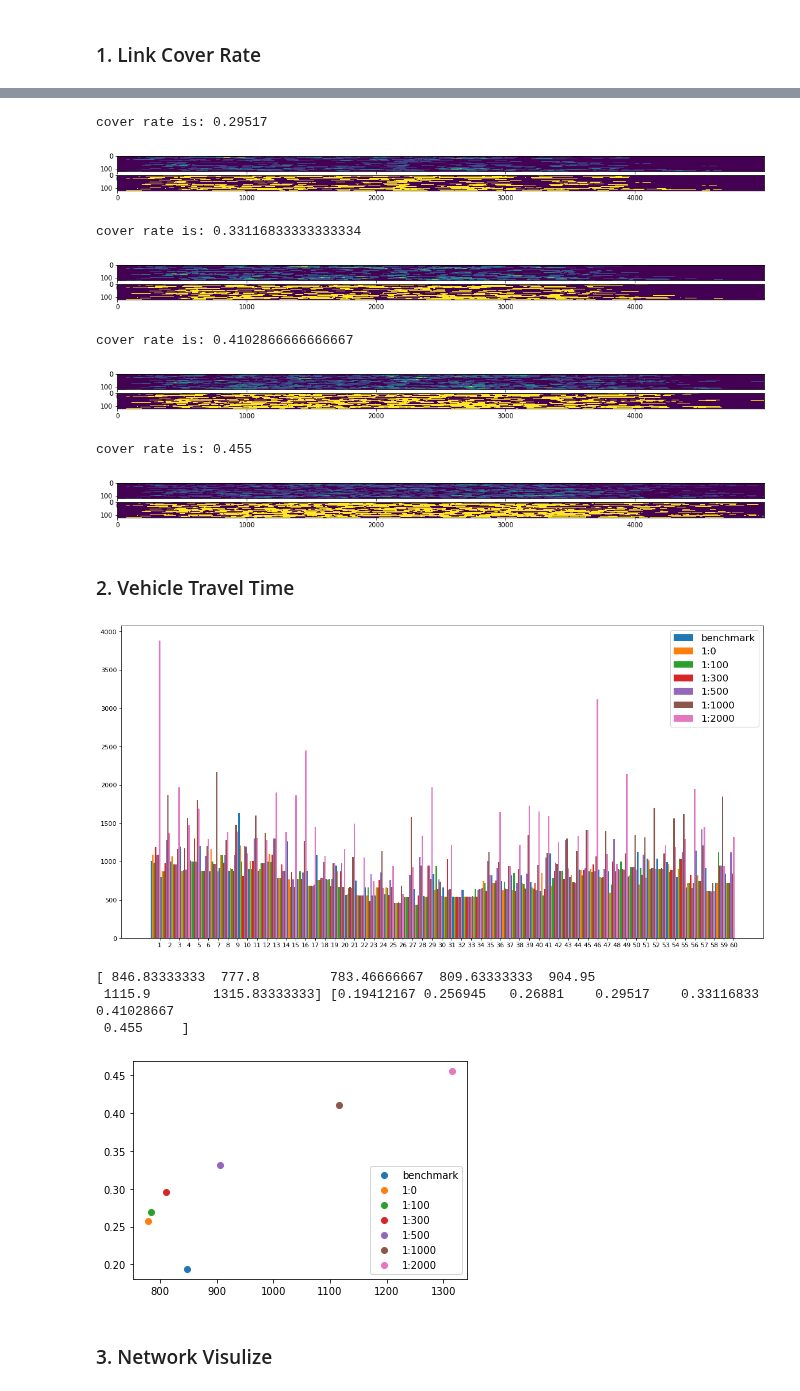
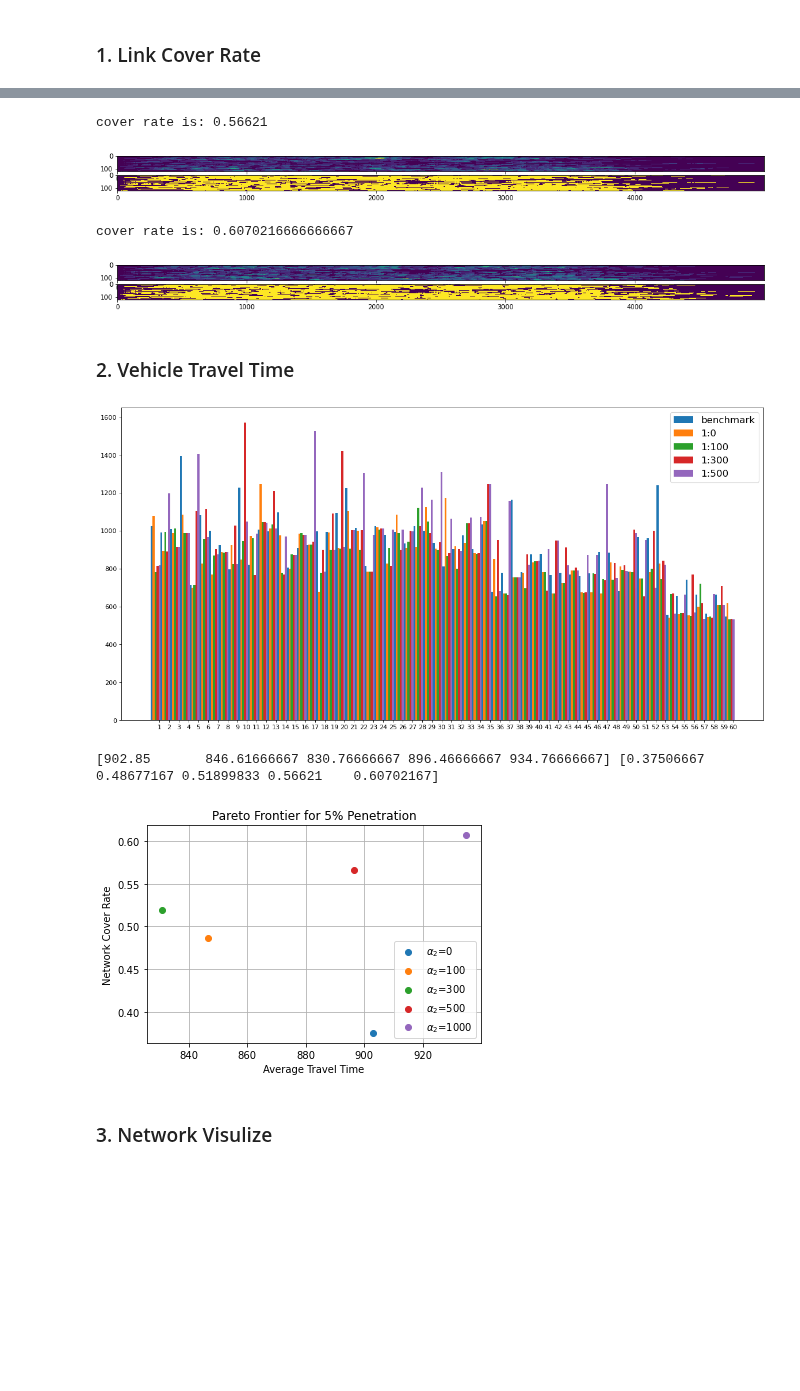
Before and after one commit to Dylan-Wyl10/RoboSense, a Jupyter notebook: analysis/dataAnalysis.ipynb, the cells around one changed output, grey strips where cells are left out. Saved outputs shown, nothing was run; the diff lists cells and outputs as text; code cells hidden in the pictures; blank space fills up the shorter version.

```diff
--- a/analysis/dataAnalysis.ipynb
+++ b/analysis/dataAnalysis.ipynb
@@ -3,7 +3,7 @@
 # %%
 import numpy as np
 import matplotlib.pyplot as plt
-pr = "pr2"
+pr = "pr5"
 # %%
  # path of results files
 coverTable_benchmark = '../result/{}/{}_cover_benchmark.npy'.format(pr, pr)
@@ -61,23 +61,17 @@ cover rate is: 0.26881
 # %%
 LT_3 = drawTimeSpace(cover_3)
 # %% [output]
-cover rate is: 0.29517
+cover rate is: 0.56621
-[figure, old version]
+[figure, new version]
 # %%
 LT_4 = drawTimeSpace(cover_4)
 # %% [output]
-cover rate is: 0.33116833333333334
+cover rate is: 0.6070216666666667
-[figure, old version]
+[figure, new version]
 # %%
-LT_5 = drawTimeSpace(cover_5)
+# LT_5 = drawTimeSpace(cover_5)
-# %% [output]
-cover rate is: 0.4102866666666667
-[figure, removed]
 # %%
-LT_6 = drawTimeSpace(cover_6)
+# LT_6 = drawTimeSpace(cover_6)
-# %% [output]
-cover rate is: 0.455
-[figure, removed]
 # %% [markdown]
 ### 2. Vehicle Travel Time
 # %%
@@ -93,9 +87,9 @@ travelTime_list = [getTravelTime(cover_ben, max_veh),
                    getTravelTime(cover_1, max_veh),
                    getTravelTime(cover_2, max_veh),
                    getTravelTime(cover_3, max_veh),
-                   getTravelTime(cover_4, max_veh),
-                   getTravelTime(cover_5, max_veh),
-                   getTravelTime(cover_6, max_veh),]
+                   getTravelTime(cover_4, max_veh),]
+#                    getTravelTime(cover_5, max_veh),
+#                    getTravelTime(cover_6, max_veh),]
 veh_list = ['{}'.format(str(i+1)) for i in range(max_veh)]
 total_width, n = 1, len(travelTime_list)
 width = total_width/n
@@ -108,26 +102,29 @@ for k in range(len(travelTime_list)):
 plt.legend(lb_list, fontsize=15)
 plt.show()
 # %% [output]
-[figure, old version]
+[figure, new version]
 # %%
 tt_mean = np.mean(np.array(travelTime_list),axis=1)  # travel time
 cover_mean = np.array([np.sum(LT_ben)/LT_ben.size,
                        np.sum(LT_1)/LT_1.size,
                        np.sum(LT_2)/LT_2.size,
                        np.sum(LT_3)/LT_3.size,
-                       np.sum(LT_4)/LT_4.size,
-                       np.sum(LT_5)/LT_5.size,
-                       np.sum(LT_6)/LT_6.size])
-# lb_list = ['benchmark', '1:500', '1:1000', '1:1500', '1:2000']
+                       np.sum(LT_4)/LT_4.size,])
+#                        np.sum(LT_5)/LT_5.size,
+#                        np.sum(LT_6)/LT_6.size])
+alpha_list = [0, 100, 300, 500, 1000, 2000]
 for i in range(tt_mean.shape[0]):
-    plt.scatter(tt_mean[i], cover_mean[i], label = lb_list[i])
-plt.legend()
+#     print(i)
+    plt.scatter(tt_mean[i], cover_mean[i], label = '$\u03B1_{2}$'+"="+ str(alpha_list[i]))
+plt.legend(loc=4)
+plt.xlabel('Average Travel Time')
+plt.ylabel('Network Cover Rate')
+plt.title('Pareto Frontier for 5% Penetration')
+plt.grid()
 print(tt_mean, cover_mean)
 # %% [output]
-[ 846.83333333  777.8         783.46666667  809.63333333  904.95
- 1115.9        1315.83333333] [0.19412167 0.256945   0.26881    0.29517    0.33116833 0.41028667
- 0.455     ]
+[902.85       846.61666667 830.76666667 896.46666667 934.76666667] [0.37506667 0.48677167 0.51899833 0.56621    0.60702167]
-[figure, old version]
+[figure, new version]
 # %% [markdown]
 ### 3. Network Visulize
 # %%
```
Also changed, not shown: parts of 12 cells of this notebook.
